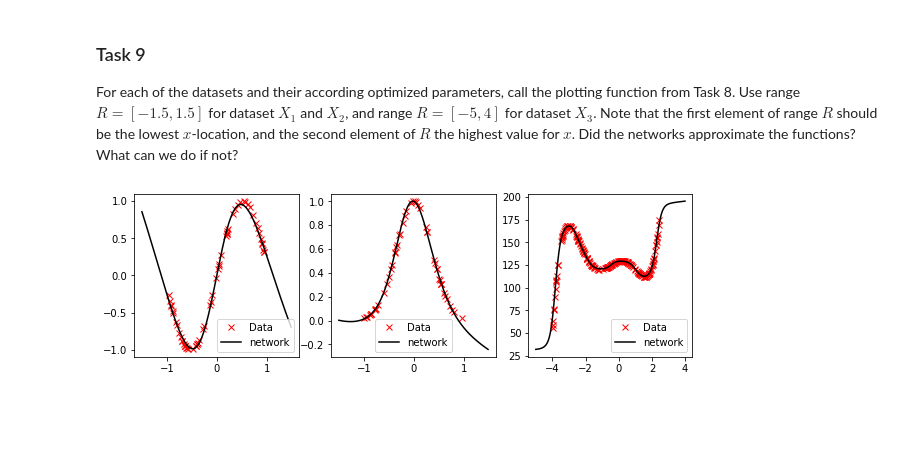
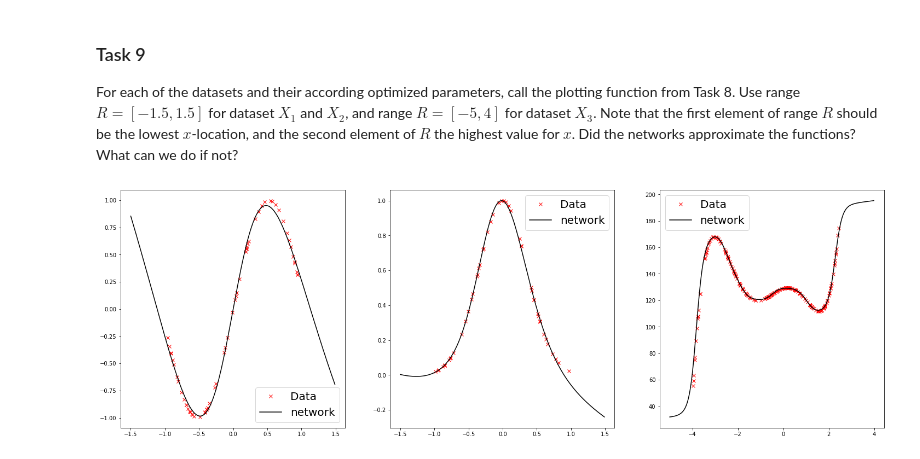
Before and after one commit to gparri610/Deep-Learning-FS24, a Jupyter notebook: DL-Assignment03.ipynb, the cells around one changed output. Cells and saved outputs as stored; diff of their text form; code cells hidden in the pictures; blank space fills up the shorter version.

```diff
--- a/DL-Assignment03.ipynb
+++ b/DL-Assignment03.ipynb
@@ -300,24 +301,24 @@ def plot(X, Theta, R):
   y= [network([1,xx], Theta)[0] for xx in x ]
   # plot network approximation
   pyplot.plot(x,y,"k-", label="network")
-  pyplot.legend()
+  pyplot.legend(fontsize=20)
 # %% [markdown]
 ### Task 9
 
 For each of the datasets and their according optimized parameters, call the plotting function from Task 8. Use range $R=[-1.5,1.5]$ for dataset $X_1$ and $X_2$, and range $R=[-5,4]$ for dataset $X_3$. Note that the first element of range $R$ should be the lowest $x$-location, and the second element of $R$ the highest value for $x$. Did the networks approximate the functions? What can we do if not?
 # %%
-figure = pyplot.figure(figsize=(10,3))
+figure = pyplot.figure(figsize=(25,8))
 
 # plot first function
 pyplot.subplot(131)
 plot(X1, Theta1_opt, [-1.5,1.5])
 
 # # plot second function
 pyplot.subplot(132)
 plot(X2, Theta2_opt, [-1.5,1.5])
 
 #plot third function
 pyplot.subplot(133)
 plot(X3, Theta3_opt, [-5,4])
 # %% [output]
-[figure, old version]
+[figure, new version]
```
Also changed, not shown: parts of 1 cell of this notebook.
